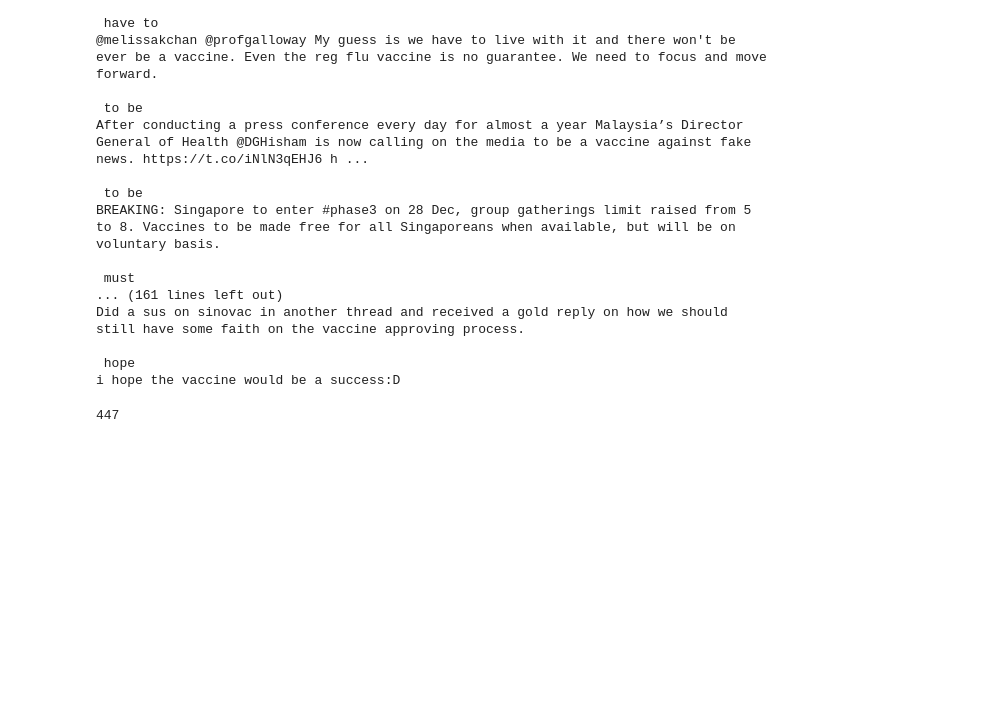
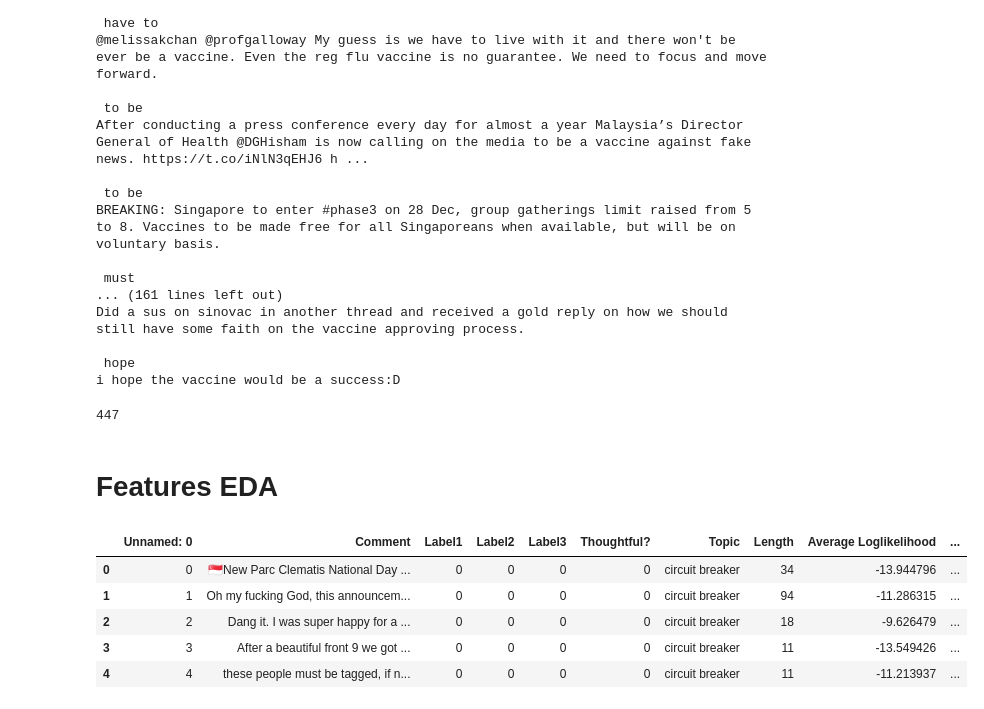
Before and after one commit to CJianYu98/Covid-19-Singapore-Analysis, a Jupyter notebook: test.ipynb, the cells around one changed output. Drawn from its saved outputs; the diff is of its cells as text; code cells hidden in the pictures; blank space fills up the shorter version.

```diff
--- a/test.ipynb
+++ b/test.ipynb
@@ -351,3 +351,5 @@ len(actionable_comments)
 actionable_comments = pd.DataFrame({'comment':actionable_comments})
 # %%
 actionable_comments.to_csv('/Users/chenjianyu/Desktop/test.csv')
+# %% [markdown]
+# Features EDA
@@ -353,0 +358,9 @@ actionable_comments.to_csv('/Users/chenjianyu/Desktop/test.csv')
+# %%
+df.head()
+# %% [output]
+|  | Unnamed: 0 | Comment | Label1 | Label2 | Label3 | Thoughtful? | Topic | Length | Average Loglikelihood | ... |
+| 0 | 0 | 🇸🇬New Parc Clematis National Day ... | 0 | 0 | 0 | 0 | circuit breaker | 34 | -13.944796 | ... |
+| 1 | 1 | Oh my fucking God, this announcem... | 0 | 0 | 0 | 0 | circuit breaker | 94 | -11.286315 | ... |
+| 2 | 2 | Dang it. I was super happy for a ... | 0 | 0 | 0 | 0 | circuit breaker | 18 | -9.626479 | ... |
+| 3 | 3 | After a beautiful front 9 we got ... | 0 | 0 | 0 | 0 | circuit breaker | 11 | -13.549426 | ... |
+| 4 | 4 | these people must be tagged, if n... | 0 | 0 | 0 | 0 | circuit breaker | 11 | -11.213937 | ... |
```
Also changed, not shown: parts of 4 cells of this notebook, 6 other files.
